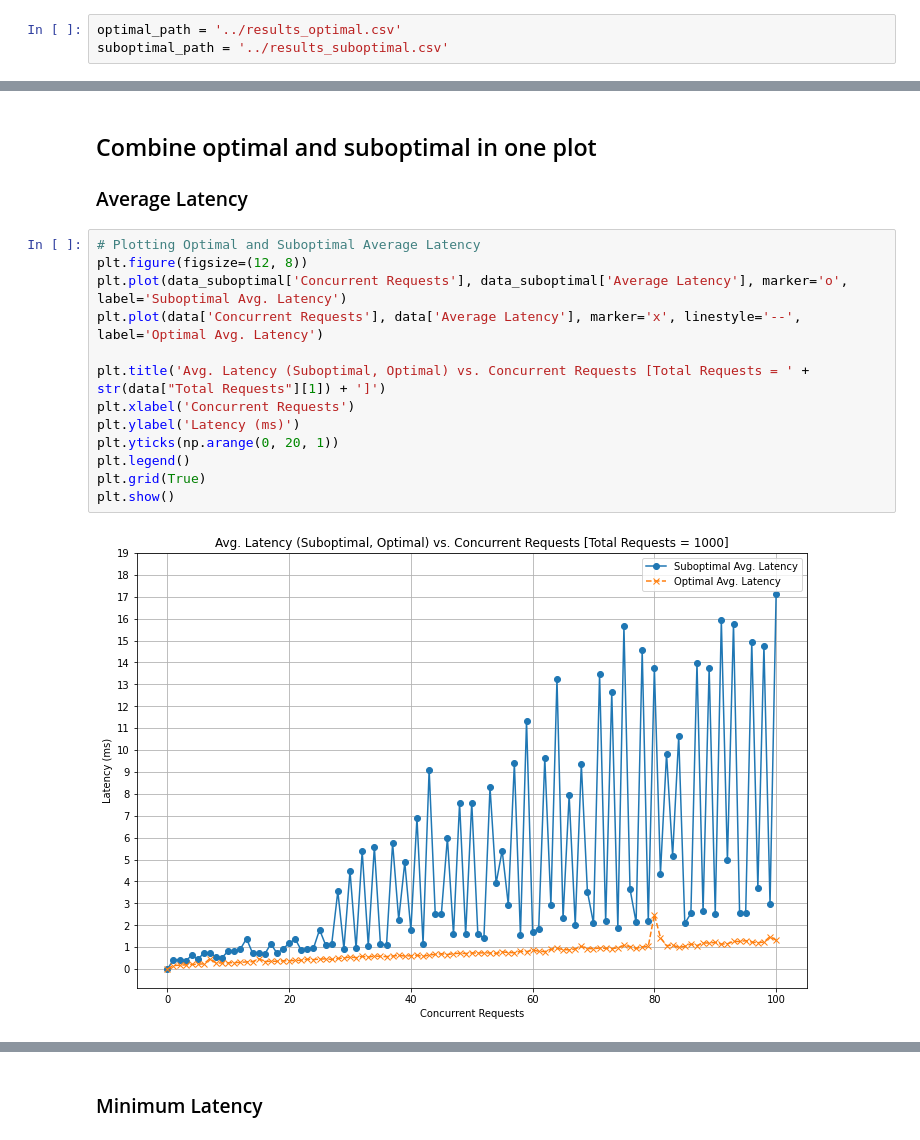
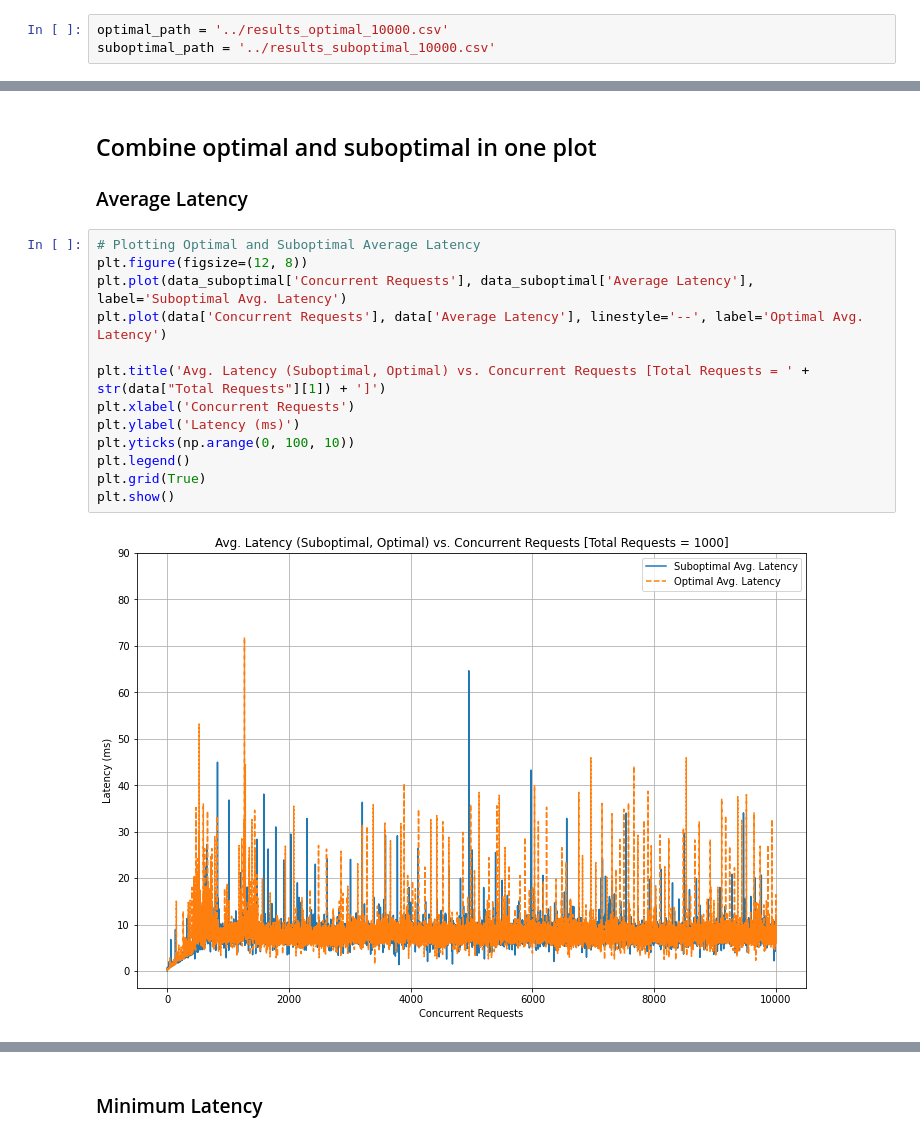
Before and after one commit to louisloechel/CloudServiceBenchmarking, a Jupyter notebook: analysis/plots.ipynb, the cells around one changed output, grey strips where cells are left out. Drawn from its saved outputs; the diff is of its cells as text.

Commit message:
feat: comp. plots & rolling avg.

```diff
--- a/analysis/plots.ipynb
+++ b/analysis/plots.ipynb
@@ -11,8 +11,8 @@ import seaborn as sns
 # %% [markdown]
 Path to two datasets: optimal and suboptimal
 # %%
-optimal_path = '../results_optimal.csv'
-suboptimal_path = '../results_suboptimal.csv'
+optimal_path = '../results_optimal_10000.csv'
+suboptimal_path = '../results_suboptimal_10000.csv'
 # %%
 data = pd.read_csv(optimal_path)
 # Function to convert latency values to milliseconds
@@ -114,15 +114,15 @@ plt.show()
 # %%
 # Plotting Optimal and Suboptimal Average Latency
 plt.figure(figsize=(12, 8))
-plt.plot(data_suboptimal['Concurrent Requests'], data_suboptimal['Average Latency'], marker='o', label='Suboptimal Avg. Latency')
-plt.plot(data['Concurrent Requests'], data['Average Latency'], marker='x', linestyle='--', label='Optimal Avg. Latency')
+plt.plot(data_suboptimal['Concurrent Requests'], data_suboptimal['Average Latency'], label='Suboptimal Avg. Latency')
+plt.plot(data['Concurrent Requests'], data['Average Latency'], linestyle='--', label='Optimal Avg. Latency')
 
 plt.title('Avg. Latency (Suboptimal, Optimal) vs. Concurrent Requests [Total Requests = ' + str(data["Total Requests"][1]) + ']')
 plt.xlabel('Concurrent Requests')
 plt.ylabel('Latency (ms)')
-plt.yticks(np.arange(0, 20, 1))
+plt.yticks(np.arange(0, 100, 10))
 plt.legend()
 plt.grid(True)
 plt.show()
 # %% [output]
-[figure, old version]
+[figure, new version]
```
Also changed, not shown: parts of 10 cells of this notebook.
